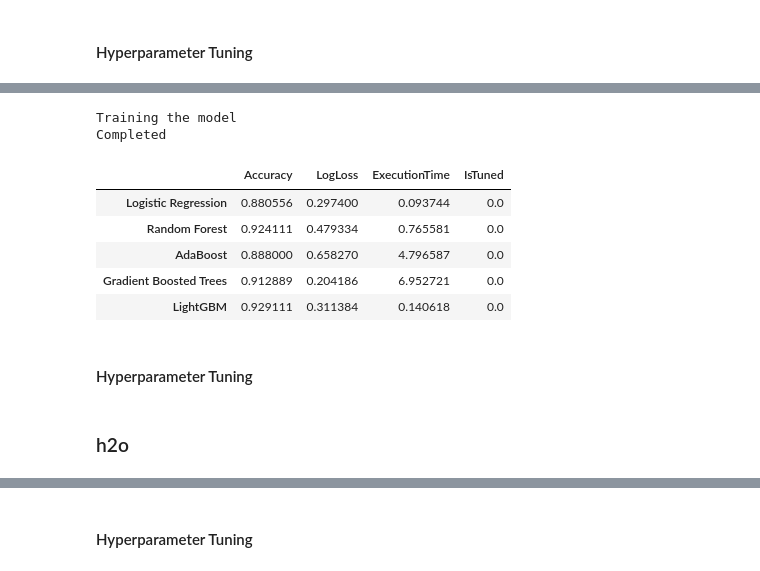
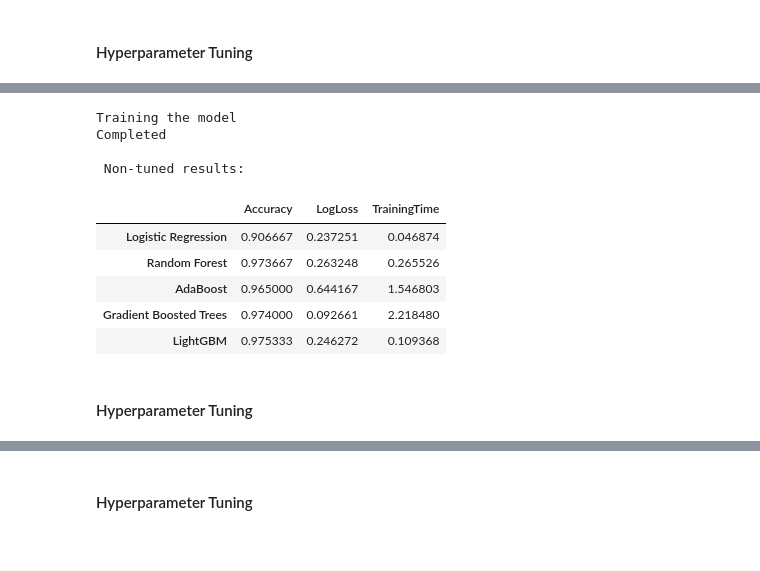
Before and after one commit to JeffMacaluso/Talks, a Jupyter notebook: EnsembleMethods/EnsembleMethods.ipynb, the cells around one changed output, grey strips where cells are left out. Cells and saved outputs as stored; diff of their text form; code cells hidden in the pictures; blank space fills up the shorter version.

```diff
--- a/EnsembleMethods/EnsembleMethods.ipynb
+++ b/EnsembleMethods/EnsembleMethods.ipynb
@@ -47,10 +53,21 @@ Pandas: 0.23.1
 # %% [markdown]
 Creating an artificial data set
 # %%
-data = datasets.make_classification(n_samples=30000, n_features=20, n_classes=2, random_state=46)
+# Creating an artificial dataset to test algorithms on
+data = datasets.make_classification(n_samples=10000,
+                                    n_features=20,
+                                    n_redundant=10,  # Superfluous features working as noise for the algorithms
+                                    n_classes=2,
+                                    random_state=46)
+
+# Assigning features/labels to variables for ease of use
 X = data[0]
 y = data[1]
 
+# Train/test split
+X_train, X_test, y_train, y_test = train_test_split(X, y, test_size=0.30, random_state=46)
+
+# Putting into a dataframe for viewing
 df = pd.DataFrame(X)
 df['label'] = y
 
@@ -70,9 +84,10 @@ X_train, X_test, y_train, y_test = train_test_split(X, y, test_size=0.30, random
 # %%
 # Data frame for gathering results
-results = pd.DataFrame(columns=['Accuracy', 'LogLoss', 'ExecutionTime', 'IsTuned'])
+results = pd.DataFrame(columns=['Accuracy', 'LogLoss', 'TrainingTime'])
+tuned_results = results.copy()
 
 # Function for training a model and retrieving the results
-def train_model_get_results(model, model_name, is_tuned=0):
+def train_model_get_results(model, model_name):
     '''
     Trains a model and appends the results to the results dataframe
 
@@ -93,7 +108,7 @@ def train_model_get_results(model, model_name, is_tuned=0):
     model.fit(X_train, y_train)
 
     end_time = time.time()
-    total_time = end_time - start_time
+    total_training_time = end_time - start_time
     print('Completed')
 
     # Calculating the testing set accuracy with the score method
@@ -104,9 +119,10 @@ def train_model_get_results(model, model_name, is_tuned=0):
     log_loss = metrics.log_loss(y_test, class_probabilities)
 
     # Adding the model results to the results dataframe
-    model_results = [accuracy, log_loss, total_time, is_tuned]
+    model_results = [accuracy, log_loss, total_training_time]
     results.loc[model_name] = model_results
 
+    print('\n', 'Non-tuned results:')
     return results
 # %% [markdown]
 ## Baseline
@@ -251,20 +502,20 @@ scipy.stats.uniform?
 # %%
 import lightgbm as lgb
 
-lightgbm = lgb.LGBMClassifier(nthread=-1)  # nthread=-1 uses all available cores
+lightGBM = lgb.LGBMClassifier(nthread=-1)  # nthread=-1 uses all available cores
 
 # Due to the scikit-learn API option, LightGBM works with our function!
-train_model_get_results(lightgbm, 'LightGBM')
+train_model_get_results(lightGBM, 'LightGBM')
 # %% [output]
 Training the model
 Completed
+
+ Non-tuned results:
-|  | Accuracy | LogLoss | ExecutionTime | IsTuned |
-| Logistic Regression | 0.880556 | 0.297400 | 0.093744 | 0.0 |
-| Random Forest | 0.924111 | 0.479334 | 0.765581 | 0.0 |
-| AdaBoost | 0.888000 | 0.658270 | 4.796587 | 0.0 |
-| Gradient Boosted Trees | 0.912889 | 0.204186 | 6.952721 | 0.0 |
-| LightGBM | 0.929111 | 0.311384 | 0.140618 | 0.0 |
+|  | Accuracy | LogLoss | TrainingTime |
+| Logistic Regression | 0.906667 | 0.237251 | 0.046874 |
+| Random Forest | 0.973667 | 0.263248 | 0.265526 |
+| AdaBoost | 0.965000 | 0.644167 | 1.546803 |
+| Gradient Boosted Trees | 0.974000 | 0.092661 | 2.218480 |
+| LightGBM | 0.975333 | 0.246272 | 0.109368 |
 # %% [markdown]
 #### Hyperparameter Tuning
-# %% [markdown]
-### h2o
```
Also changed, not shown: parts of 44 cells of this notebook.
